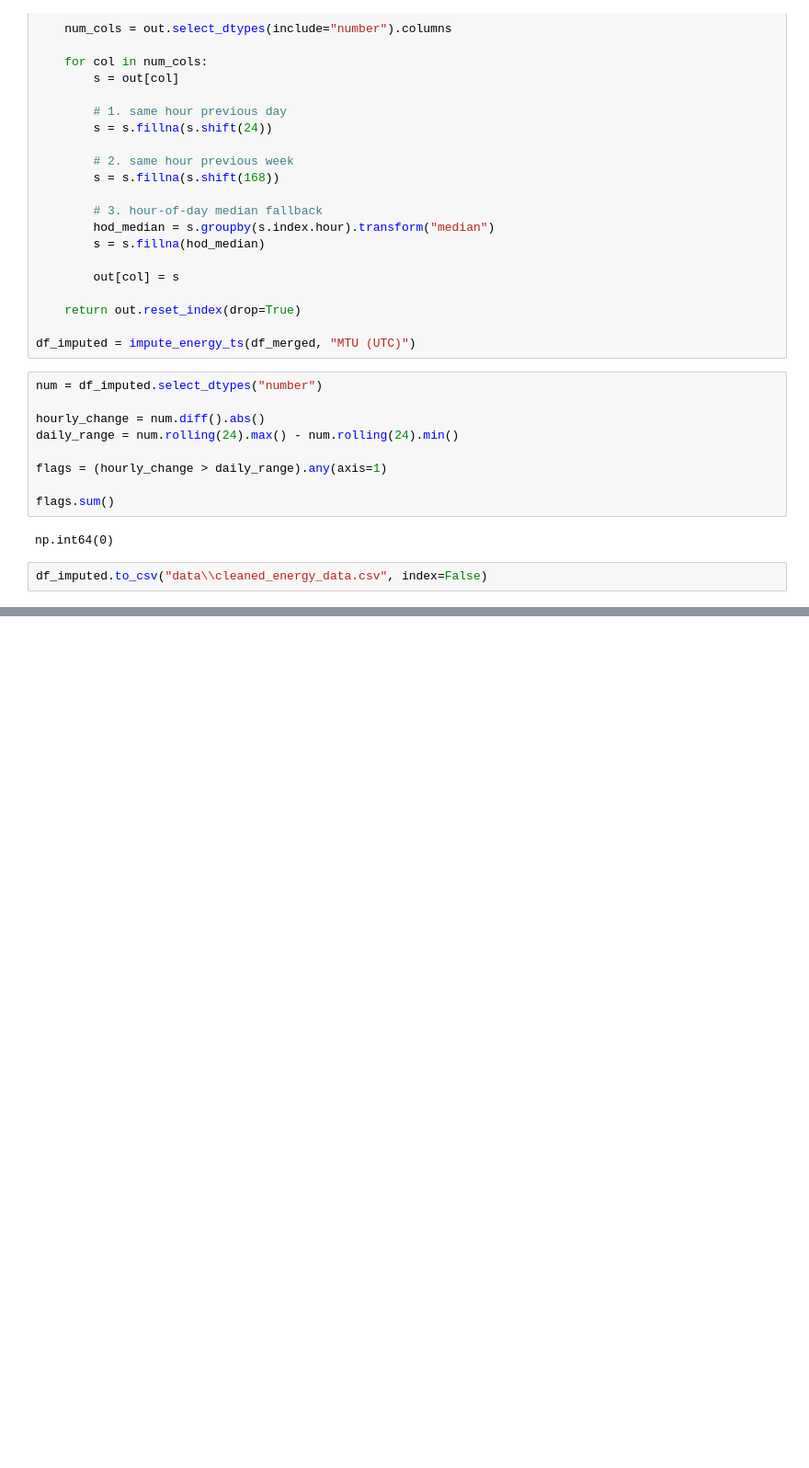
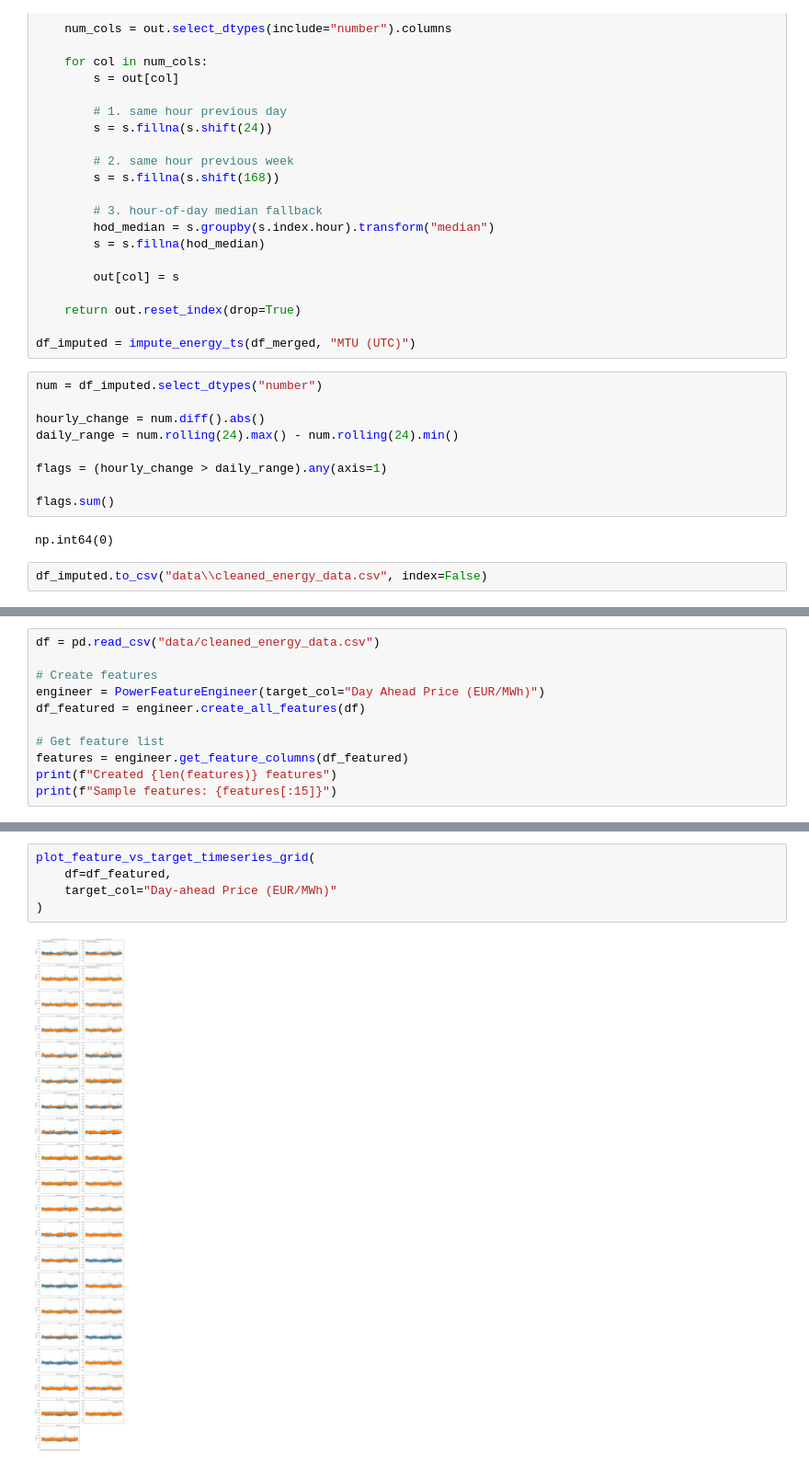
Before and after one commit to Nikshay-Jain/eu-power-fair-value, a Jupyter notebook: nb.ipynb, the cells around one changed output, grey strips where cells are left out. Shown at 92% size. Saved outputs shown, nothing was run; the diff lists cells and outputs as text; blank space fills up the shorter version.

Commit message:
adv data analysis

```diff
--- a/nb.ipynb
+++ b/nb.ipynb
@@ -681,0 +804,11 @@ df_imputed.to_csv("data\\cleaned_energy_data.csv", index=False)
+# %%
+df = pd.read_csv("data/cleaned_energy_data.csv")
+
+# Create features
+engineer = PowerFeatureEngineer(target_col="Day Ahead Price (EUR/MWh)")
+df_featured = engineer.create_all_features(df)
+
+# Get feature list
+features = engineer.get_feature_columns(df_featured)
+print(f"Created {len(features)} features")
+print(f"Sample features: {features[:15]}")
@@ -681,0 +989,7 @@ df_imputed.to_csv("data\\cleaned_energy_data.csv", index=False)
+# %%
+plot_feature_vs_target_timeseries_grid(
+    df=df_featured,
+    target_col="Day-ahead Price (EUR/MWh)"
+)
+# %% [output]
+[figure, added]
```
Also changed, not shown: parts of 10 cells of this notebook, 5 other files.
